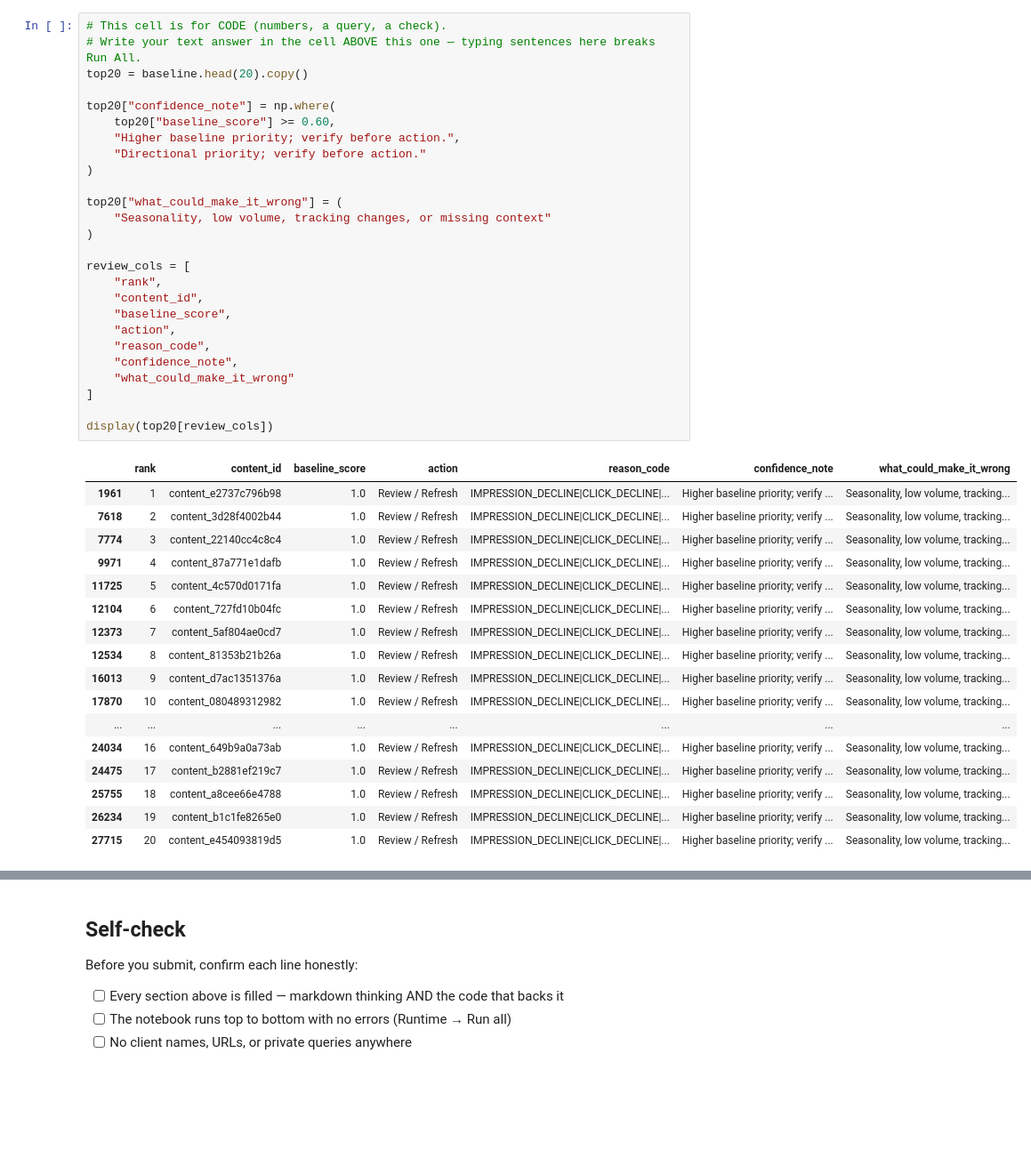
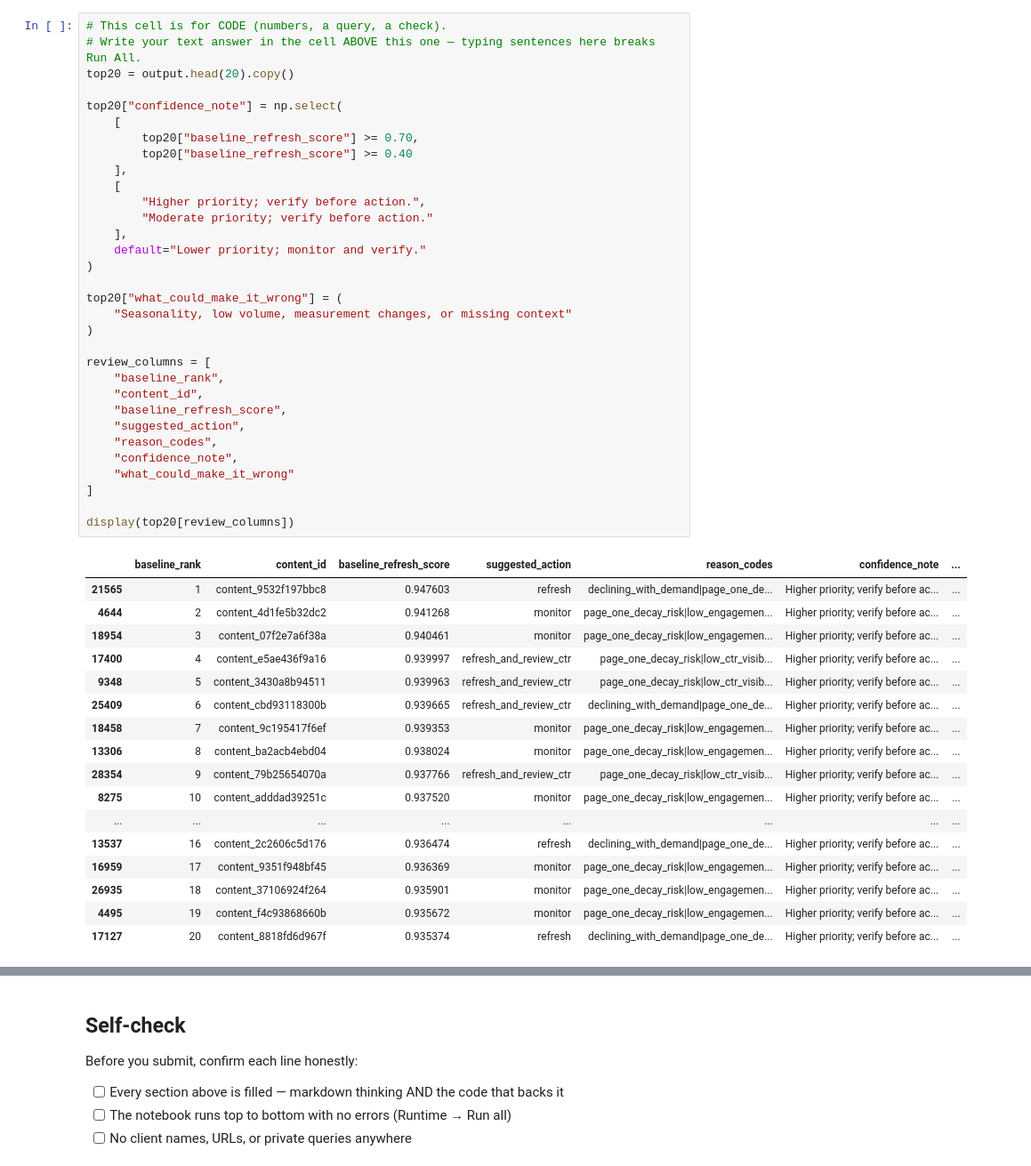
Before and after one commit to ziadhamouda370-beep/flyrank-ml, a Jupyter notebook: work/notebooks/w04_baseline_score.ipynb, the cells around one changed output, grey strips where cells are left out. Shown at 89% size. Drawn from its saved outputs; the diff is of its cells as text; blank space fills up the shorter version.

Commit message:
Complete ML-07 baseline action score

```diff
--- a/work/notebooks/w04_baseline_score.ipynb
+++ b/work/notebooks/w04_baseline_score.ipynb
@@ -198,47 +237,53 @@ I will review the top 20 items as a human-review queue. For each item, the actio
 # %%
 # This cell is for CODE (numbers, a query, a check).
 # Write your text answer in the cell ABOVE this one — typing sentences here breaks Run All.
-top20 = baseline.head(20).copy()
+top20 = output.head(20).copy()
 
-top20["confidence_note"] = np.where(
-    top20["baseline_score"] >= 0.60,
-    "Higher baseline priority; verify before action.",
-    "Directional priority; verify before action."
+top20["confidence_note"] = np.select(
+    [
+        top20["baseline_refresh_score"] >= 0.70,
+        top20["baseline_refresh_score"] >= 0.40
+    ],
+    [
+        "Higher priority; verify before action.",
+        "Moderate priority; verify before action."
+    ],
+    default="Lower priority; monitor and verify."
 )
 
 top20["what_could_make_it_wrong"] = (
-    "Seasonality, low volume, tracking changes, or missing context"
+    "Seasonality, low volume, measurement changes, or missing context"
 )
 
-review_cols = [
-    "rank",
+review_columns = [
+    "baseline_rank",
     "content_id",
-    "baseline_score",
-    "action",
-    "reason_code",
+    "baseline_refresh_score",
+    "suggested_action",
+    "reason_codes",
     "confidence_note",
     "what_could_make_it_wrong"
 ]
 
-display(top20[review_cols])
+display(top20[review_columns])
 # %% [output]
-|  | rank | content_id | baseline_score | action | reason_code | confidence_note | what_could_make_it_wrong |
-| 1961 | 1 | content_e2737c796b98 | 1.0 | Review / Refresh | IMPRESSION_DECLINE|CLICK_DECLINE|... | Higher baseline priority; verify ... | Seasonality, low volume, tracking... |
-| 7618 | 2 | content_3d28f4002b44 | 1.0 | Review / Refresh | IMPRESSION_DECLINE|CLICK_DECLINE|... | Higher baseline priority; verify ... | Seasonality, low volume, tracking... |
-| 7774 | 3 | content_22140cc4c8c4 | 1.0 | Review / Refresh | IMPRESSION_DECLINE|CLICK_DECLINE|... | Higher baseline priority; verify ... | Seasonality, low volume, tracking... |
-| 9971 | 4 | content_87a771e1dafb | 1.0 | Review / Refresh | IMPRESSION_DECLINE|CLICK_DECLINE|... | Higher baseline priority; verify ... | Seasonality, low volume, tracking... |
-| 11725 | 5 | content_4c570d0171fa | 1.0 | Review / Refresh | IMPRESSION_DECLINE|CLICK_DECLINE|... | Higher baseline priority; verify ... | Seasonality, low volume, tracking... |
-| 12104 | 6 | content_727fd10b04fc | 1.0 | Review / Refresh | IMPRESSION_DECLINE|CLICK_DECLINE|... | Higher baseline priority; verify ... | Seasonality, low volume, tracking... |
-| 12373 | 7 | content_5af804ae0cd7 | 1.0 | Review / Refresh | IMPRESSION_DECLINE|CLICK_DECLINE|... | Higher baseline priority; verify ... | Seasonality, low volume, tracking... |
-| 12534 | 8 | content_81353b21b26a | 1.0 | Review / Refresh | IMPRESSION_DECLINE|CLICK_DECLINE|... | Higher baseline priority; verify ... | Seasonality, low volume, tracking... |
-| 16013 | 9 | content_d7ac1351376a | 1.0 | Review / Refresh | IMPRESSION_DECLINE|CLICK_DECLINE|... | Higher baseline priority; verify ... | Seasonality, low volume, tracking... |
-| 17870 | 10 | content_080489312982 | 1.0 | Review / Refresh | IMPRESSION_DECLINE|CLICK_DECLINE|... | Higher baseline priority; verify ... | Seasonality, low volume, tracking... |
+|  | baseline_rank | content_id | baseline_refresh_score | suggested_action | reason_codes | confidence_note | ... |
+| 21565 | 1 | content_9532f197bbc8 | 0.947603 | refresh | declining_with_demand|page_one_de... | Higher priority; verify before ac... | ... |
+| 4644 | 2 | content_4d1fe5b32dc2 | 0.941268 | monitor | page_one_decay_risk|low_engagemen... | Higher priority; verify before ac... | ... |
+| 18954 | 3 | content_07f2e7a6f38a | 0.940461 | monitor | page_one_decay_risk|low_engagemen... | Higher priority; verify before ac... | ... |
+| 17400 | 4 | content_e5ae436f9a16 | 0.939997 | refresh_and_review_ctr | page_one_decay_risk|low_ctr_visib... | Higher priority; verify before ac... | ... |
+| 9348 | 5 | content_3430a8b94511 | 0.939963 | refresh_and_review_ctr | page_one_decay_risk|low_ctr_visib... | Higher priority; verify before ac... | ... |
+| 25409 | 6 | content_cbd93118300b | 0.939665 | refresh_and_review_ctr | declining_with_demand|page_one_de... | Higher priority; verify before ac... | ... |
+| 18458 | 7 | content_9c195417f6ef | 0.939353 | monitor | page_one_decay_risk|low_engagemen... | Higher priority; verify before ac... | ... |
+| 13306 | 8 | content_ba2acb4ebd04 | 0.938024 | monitor | page_one_decay_risk|low_engagemen... | Higher priority; verify before ac... | ... |
+| 28354 | 9 | content_79b25654070a | 0.937766 | refresh_and_review_ctr | page_one_decay_risk|low_ctr_visib... | Higher priority; verify before ac... | ... |
+| 8275 | 10 | content_adddad39251c | 0.937520 | monitor | page_one_decay_risk|low_engagemen... | Higher priority; verify before ac... | ... |
 | ... | ... | ... | ... | ... | ... | ... | ... |
-| 24034 | 16 | content_649b9a0a73ab | 1.0 | Review / Refresh | IMPRESSION_DECLINE|CLICK_DECLINE|... | Higher baseline priority; verify ... | Seasonality, low volume, tracking... |
-| 24475 | 17 | content_b2881ef219c7 | 1.0 | Review / Refresh | IMPRESSION_DECLINE|CLICK_DECLINE|... | Higher baseline priority; verify ... | Seasonality, low volume, tracking... |
-| 25755 | 18 | content_a8cee66e4788 | 1.0 | Review / Refresh | IMPRESSION_DECLINE|CLICK_DECLINE|... | Higher baseline priority; verify ... | Seasonality, low volume, tracking... |
-| 26234 | 19 | content_b1c1fe8265e0 | 1.0 | Review / Refresh | IMPRESSION_DECLINE|CLICK_DECLINE|... | Higher baseline priority; verify ... | Seasonality, low volume, tracking... |
-| 27715 | 20 | content_e454093819d5 | 1.0 | Review / Refresh | IMPRESSION_DECLINE|CLICK_DECLINE|... | Higher baseline priority; verify ... | Seasonality, low volume, tracking... |
+| 13537 | 16 | content_2c2606c5d176 | 0.936474 | refresh | declining_with_demand|page_one_de... | Higher priority; verify before ac... | ... |
+| 16959 | 17 | content_9351f948bf45 | 0.936369 | monitor | page_one_decay_risk|low_engagemen... | Higher priority; verify before ac... | ... |
+| 26935 | 18 | content_37106924f264 | 0.935901 | monitor | page_one_decay_risk|low_engagemen... | Higher priority; verify before ac... | ... |
+| 4495 | 19 | content_f4c93868660b | 0.935672 | monitor | page_one_decay_risk|low_engagemen... | Higher priority; verify before ac... | ... |
+| 17127 | 20 | content_8818fd6d967f | 0.935374 | refresh | declining_with_demand|page_one_de... | Higher priority; verify before ac... | ... |
 # %% [markdown]
 ## 4. Weak picks + leakage check
 
```
Also changed, not shown: parts of 9 cells of this notebook.
